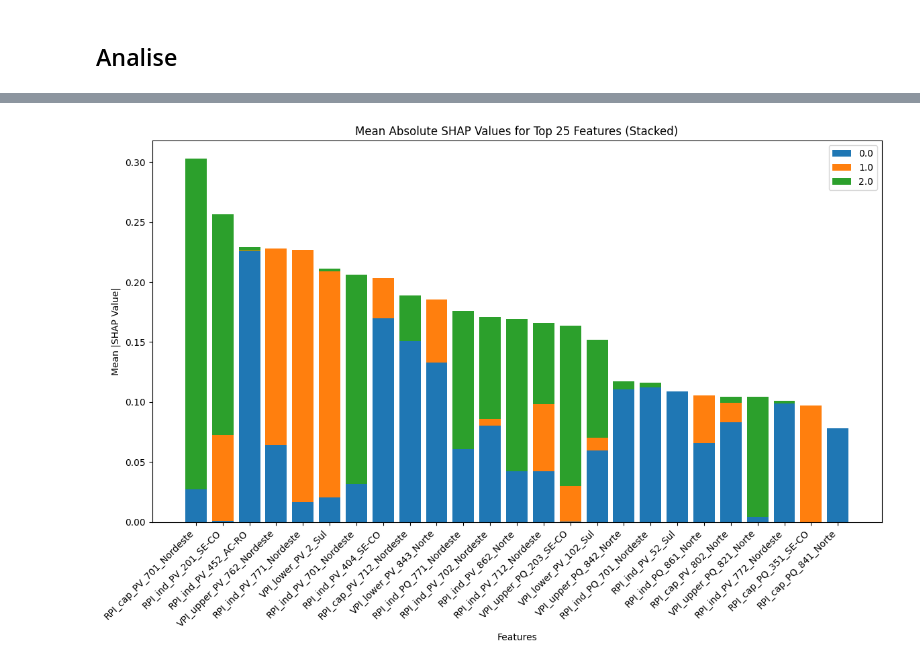
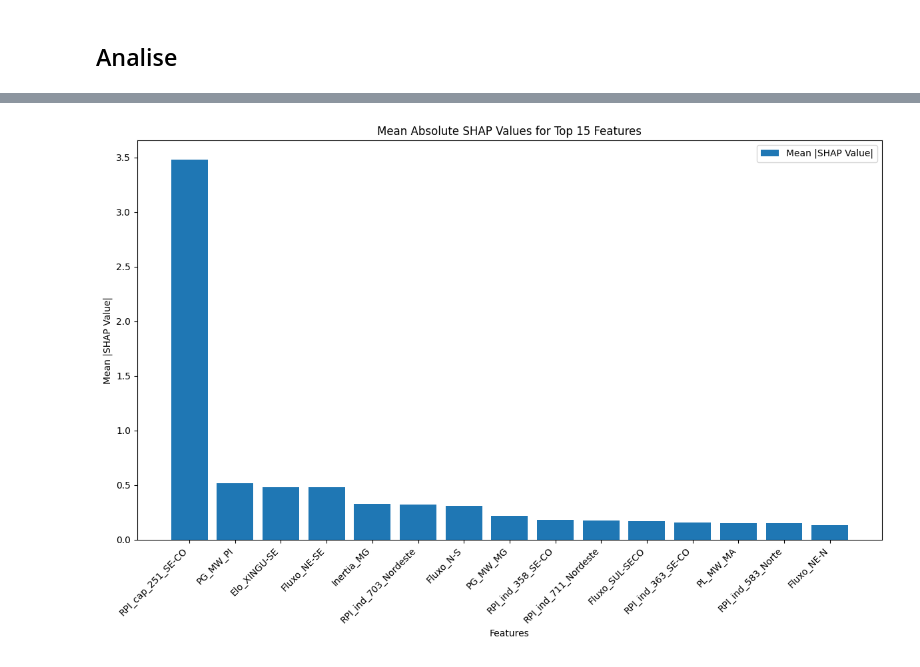
Before and after one commit to DavidSzO/Cluster_Interpretability_SIN, a Jupyter notebook: ClusterInterpretability.ipynb, the cells around one changed output, grey strips where cells are left out. Cells and saved outputs as stored; diff of their text form; code cells hidden in the pictures.

```diff
--- a/ClusterInterpretability.ipynb
+++ b/ClusterInterpretability.ipynb
@@ -1239,0 +1747,19 @@ for i, class_name in enumerate(class_names):
+# %%
+# Retrieve the explainer from the dictionary
+
+for keysy in shap_explainer_dict.keys():
+    explainer = shap_explainer_dict[keysy]
+
+    # Compute SHAP values for X_test (assuming you want the 2D array)
+    shap_values = explainer.shap_values(X_test)
+    print("SHAP values shape:", shap_values.shape)
+
+    # For a binary classification model, shap_values is often a 2D array (n_samples, n_features)
+    # If it is instead a list (one array per class), you might need to select one. For example, for the positive class:
+    # shap_values = shap_values[1]
+
+    # Since the SHAP values are 2D, no need to slice along a third dimension.
+    plt.figure()
+    plt.title('Mean SHAP values ' + keysy)
+    shap.summary_plot(shap_values, X_test, plot_type="bar", max_display=15, feature_names=X_test.columns)
+    plt.show()
@@ -1240,33 +1769,22 @@ for i, class_name in enumerate(class_names):
 # %%
-# Calculate mean absolute SHAP values for each feature per class
-mean_shap_values_per_class = np.mean(np.abs(shap_values.values), axis=0)  # Shape: (123, 6)
-# Calculate mean absolute SHAP values across all classes
-mean_shap_values_agg = np.mean(mean_shap_values_per_class, axis=1)  # (123,)
-# Get indices for sorting in descending order
-sorted_indices = np.argsort(mean_shap_values_agg)[::-1]  # Descending order
-# Get top n features and their SHAP values
-n=25
-top_10_features = X_test.columns[sorted_indices][:n]
-top_10_shap_values = mean_shap_values_per_class[sorted_indices][:n, :]
-# Plot stacked bar chart for top 10 features
+# For 2D shap_values (n_samples, n_features)
+mean_shap_values = np.mean(np.abs(shap_values), axis=0)  # shape: (n_features,)
+
+# Sort features by mean SHAP value in descending order
+sorted_indices = np.argsort(mean_shap_values)[::-1]
+n = 15
+top_features = X_test.columns[sorted_indices][:n]
+top_shap_values = mean_shap_values[sorted_indices][:n]
+
 plt.figure(figsize=(12, 8))
-bottom = np.zeros(len(top_10_features))
-for i, class_name in enumerate(class_names):
-    plt.bar(
-        top_10_features,
-        top_10_shap_values[:, i],
-        bottom=bottom,
-        label=class_name,
-    )
-    bottom += top_10_shap_values[:, i]
-# Add labels, title, and legend
-plt.title(f'Mean Absolute SHAP Values for Top {n} Features (Stacked)')
+plt.bar(top_features, top_shap_values, label="Mean |SHAP Value|")
+plt.title(f'Mean Absolute SHAP Values for Top {n} Features')
 plt.xlabel('Features')
 plt.ylabel('Mean |SHAP Value|')
 plt.xticks(rotation=45, ha='right')
 plt.legend()
 plt.tight_layout()
 plt.show()
 # %% [output]
-[figure, old version]
+[figure, new version]
 # %%
```
Also changed, not shown: parts of 50 cells of this notebook, 38 other files.
